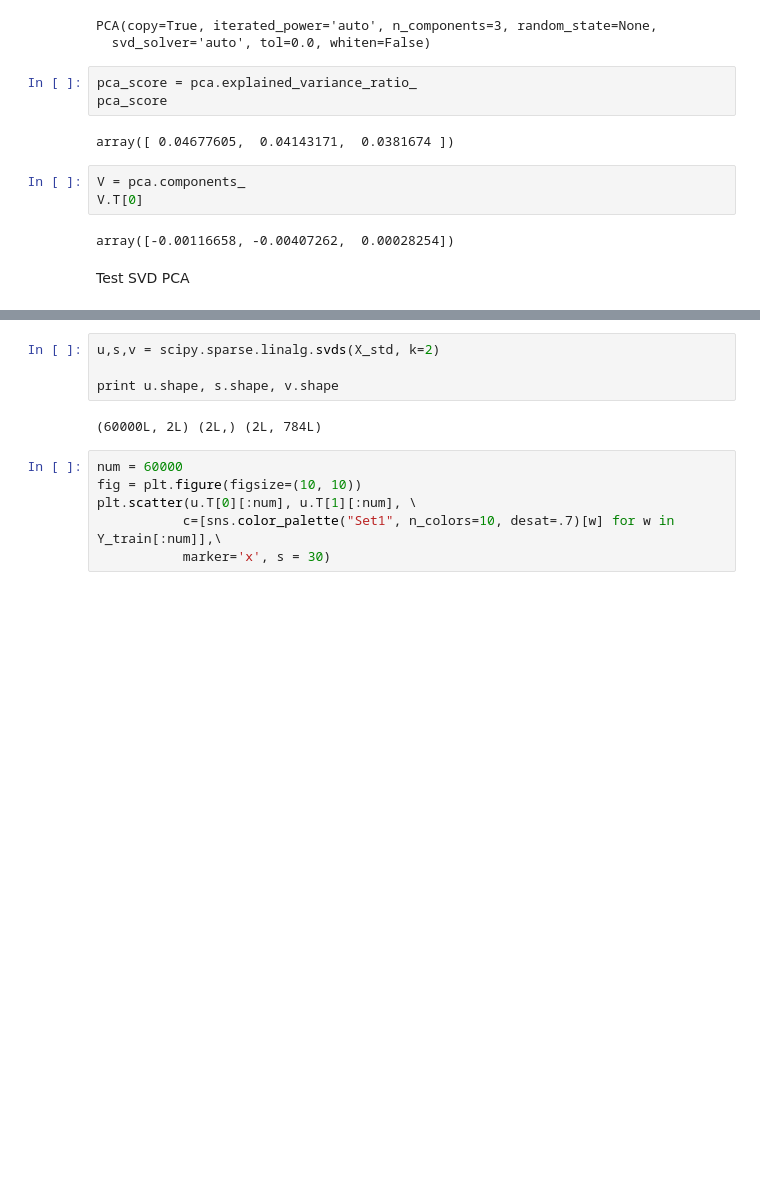
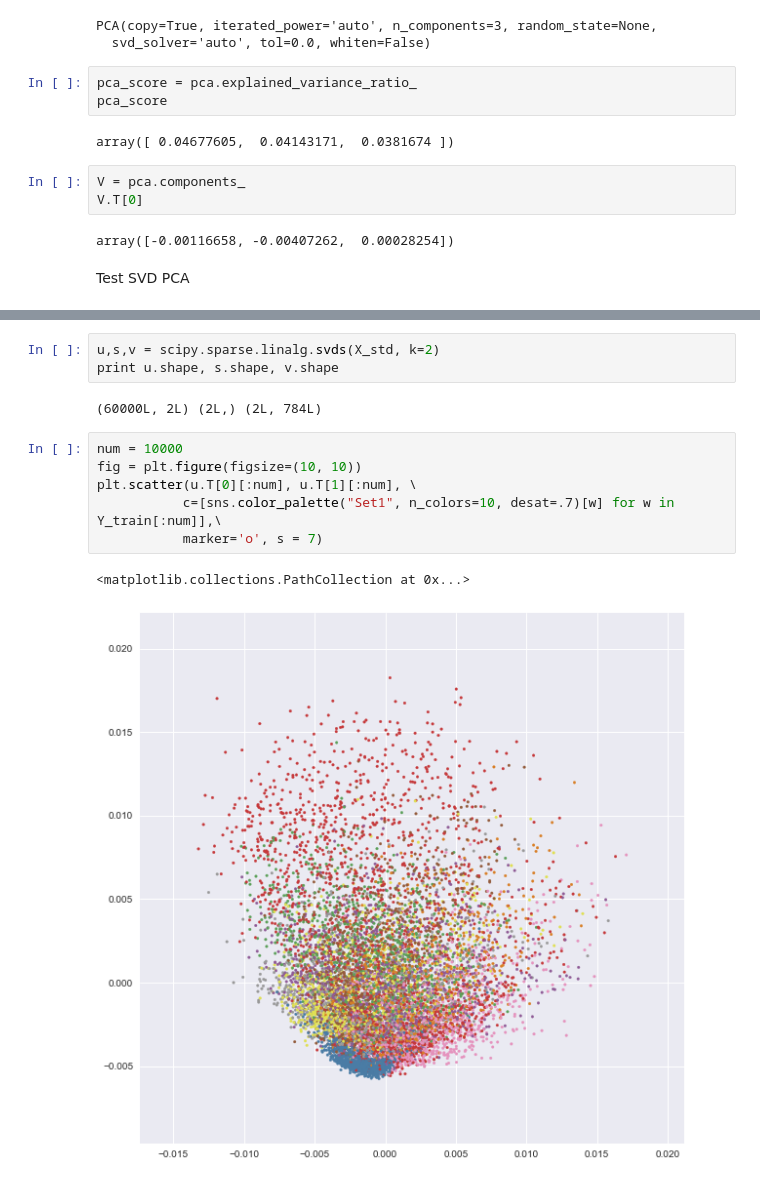
Before and after one commit to zxybazh/PRML-Assignment, a Jupyter notebook: assignment4/src/mnist.ipynb, the cells around one changed output, grey strips where cells are left out. Cells and saved outputs as stored; diff of their text form; blank space fills up the shorter version.

```diff
--- a/assignment4/src/mnist.ipynb
+++ b/assignment4/src/mnist.ipynb
@@ -66,12 +65,14 @@ ax.scatter(u.T[0][:num], u.T[1][:num], u.T[2][:num], \
 # %%
 u,s,v = scipy.sparse.linalg.svds(X_std, k=2)
-
 print u.shape, s.shape, v.shape
 # %% [output]
 (60000L, 2L) (2L,) (2L, 784L)
 # %%
-num = 60000
+num = 10000
 fig = plt.figure(figsize=(10, 10))
 plt.scatter(u.T[0][:num], u.T[1][:num], \
            c=[sns.color_palette("Set1", n_colors=10, desat=.7)[w] for w in Y_train[:num]],\
-           marker='x', s = 30)
+           marker='o', s = 7)
+# %% [output]
+<matplotlib.collections.PathCollection at 0x...>
+[figure, added]
```
Also changed, not shown: parts of 2 cells of this notebook.
